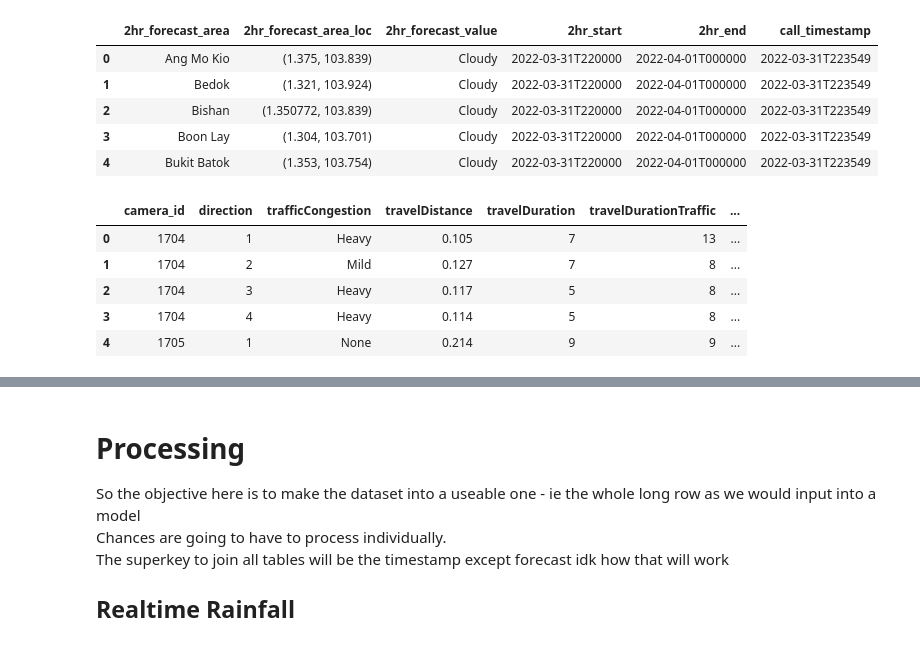
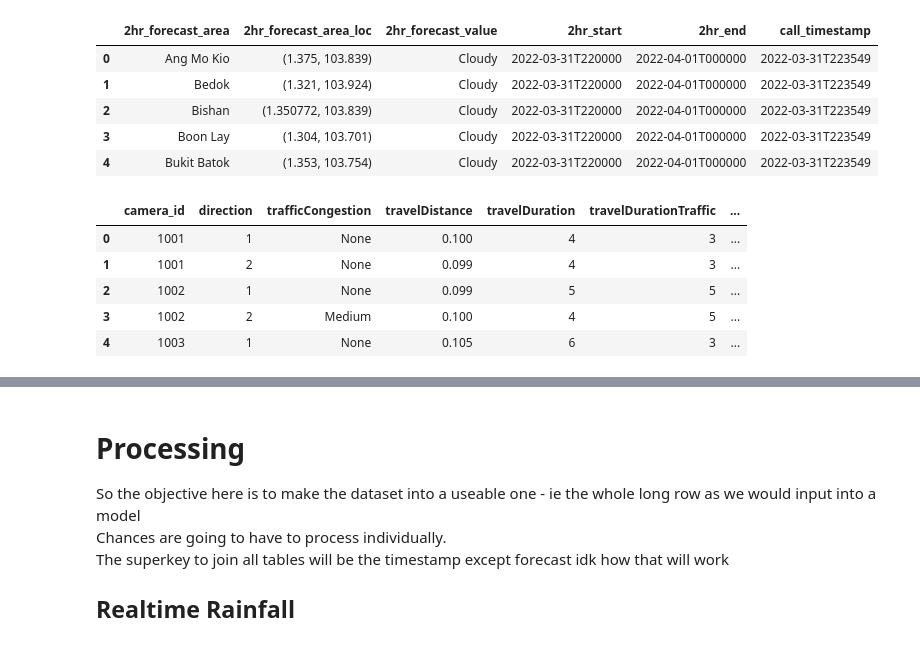
Before and after one commit to don-tay/traffic-predict, a Jupyter notebook: phase_1_models/Data_read_and_preprocess.ipynb, the cells around one changed output, grey strips where cells are left out. Drawn from its saved outputs; the diff is of its cells as text; code cells hidden in the pictures.

Commit message:
Merging of bing data done. Note need to edit the last merge condition of the py file

```diff
--- a/phase_1_models/Data_read_and_preprocess.ipynb
+++ b/phase_1_models/Data_read_and_preprocess.ipynb
@@ -0,0 +7,5 @@
+# %%
+tic = time.perf_counter()
+df = get_super_table()
+toc = time.perf_counter()
+print(f"Got the super table in {toc - tic:0.4f} seconds")
@@ -33,9 +35,10 @@ aws_secret_access_key=os.environ["AWS_SECRET_ACCESS_KEY"]
 client = boto3.client('s3', aws_access_key_id=aws_access_key_id, aws_secret_access_key=aws_secret_access_key)
 
 bucket_name = os.environ["BUCKET_NAME"]
-data_dir = os.environ["DATA_DIR"]
+weather_dir = os.environ["WEATHER_DIR"]
+bing_dir = os.environ["BING_DIR"]
 # %%
-def get_csv(file_name):
+def get_csv(file_name, data_dir):
     csv_obj = client.get_object(Bucket=bucket_name, Key= data_dir + file_name)
     body = csv_obj['Body']
     csv_string = body.read().decode('utf-8')
@@ -99,12 +117,12 @@ forecast_2h.head()
 | 3 | Boon Lay | (1.304, 103.701) | Cloudy | 2022-03-31T220000 | 2022-04-01T000000 | 2022-03-31T223549 |
 | 4 | Bukit Batok | (1.353, 103.754) | Cloudy | 2022-03-31T220000 | 2022-04-01T000000 | 2022-03-31T223549 |
 # %%
-bing_data = pd.read_csv("sample_bing.csv").drop("Unnamed: 0", axis = 1)
+bing_data = get_csv("all-congestion-levels_2022-04-05T004806.csv", bing_dir)
 bing_data.head()
 # %% [output]
 |  | camera_id | direction | trafficCongestion | travelDistance | travelDuration | travelDurationTraffic | ... |
-| 0 | 1704 | 1 | Heavy | 0.105 | 7 | 13 | ... |
-| 1 | 1704 | 2 | Mild | 0.127 | 7 | 8 | ... |
-| 2 | 1704 | 3 | Heavy | 0.117 | 5 | 8 | ... |
-| 3 | 1704 | 4 | Heavy | 0.114 | 5 | 8 | ... |
-| 4 | 1705 | 1 | None | 0.214 | 9 | 9 | ... |
+| 0 | 1001 | 1 | None | 0.100 | 4 | 3 | ... |
+| 1 | 1001 | 2 | None | 0.099 | 4 | 3 | ... |
+| 2 | 1002 | 1 | None | 0.099 | 5 | 5 | ... |
+| 3 | 1002 | 2 | Medium | 0.100 | 4 | 5 | ... |
+| 4 | 1003 | 1 | None | 0.105 | 6 | 3 | ... |
```
Also changed, not shown: parts of 29 cells of this notebook, 2 other files.
